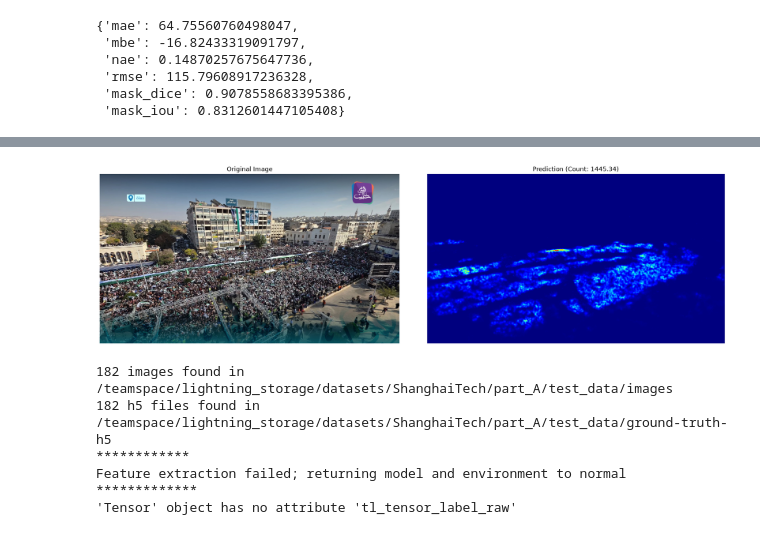
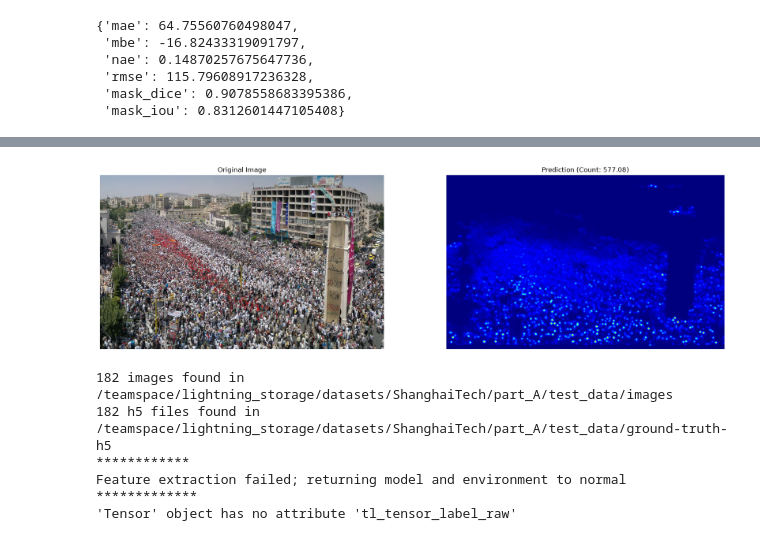
Before and after one commit to Karam-Antar/crowd_counting, a Jupyter notebook: notebooks/train.ipynb, the cells around one changed output, grey strips where cells are left out. Saved outputs shown, nothing was run; the diff lists cells and outputs as text; code cells hidden in the pictures.

```diff
--- a/notebooks/train.ipynb
+++ b/notebooks/train.ipynb
@@ -2,6 +2,7 @@
 %load_ext autoreload
 %autoreload 2
 import os
+os.environ["PYTORCH_CUDA_ALLOC_CONF"] = "expandable_segments:True"
 import sys
 sys.path.append('../')
 # print(sys.path)
@@ -53,7 +54,7 @@ params = BaseParams(
     crop_size=384,
     batch_size=16,
     val_batch_size=1,
-    # check_val_every_n_epoch=5,
+    check_val_every_n_epoch=10,
     # dropout=0.08,
     decoder_out_channels=128,
     loss_function='mask_mse_ssim',
@@ -66,7 +67,7 @@ params = BaseParams(
     # k_threshold=70,
     # aug_factor=0.18,
     # num_ops=4,
-    epochs=70,
+    epochs=80,
     # l2_reg=0.0009,
     lr=0.00065,
     lr_schedule='clipped_exp',
@@ -197,20 +196,20 @@ Clipping input data to the valid range for imshow with RGB data ([0..1] for floa
 # %%
 from src.core.exported_model import ExportedModel
 model = ExportedModel(payload.model)
 # params = payload.params
 from torchvision.transforms import v2
 from PIL import Image
 from src.utils import visualization as vis
 
 from src.data import transform_sample
-original_image = Image.open('/home/jl_fs/workspace/projects/crowd_counting/testing_images/input/hama_2025_2.jpg').convert('RGB')
+original_image = Image.open('/home/jl_fs/workspace/projects/crowd_counting/testing_images/input/hama_protests.jpg').convert('RGB')
 image = transform_sample.preprocess(original_image, params)
 # image = np.array([original_image])
 result  = model.predict(image)
 result = (float(result[0][0]), result[1])
 vis.visualize_sample(original_image, pred=result, cmap='jet')
 # %% [output]
-[figure, old version]
+[figure, new version]
 # %%
 from src.utils import visualization as vis
 model, params = payload.model, payload.params
```
Also changed, not shown: parts of 2 cells of this notebook, 3 other files.
